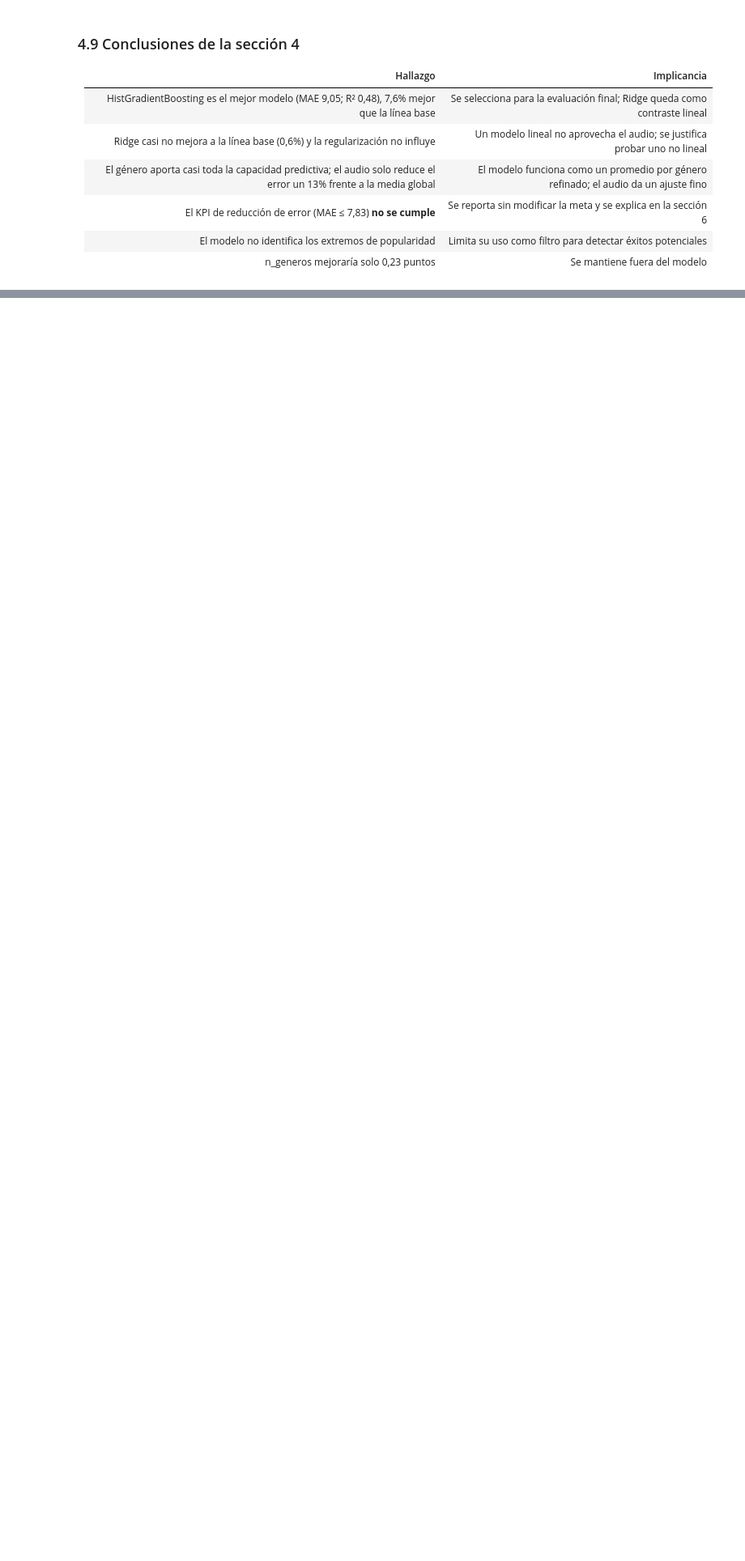
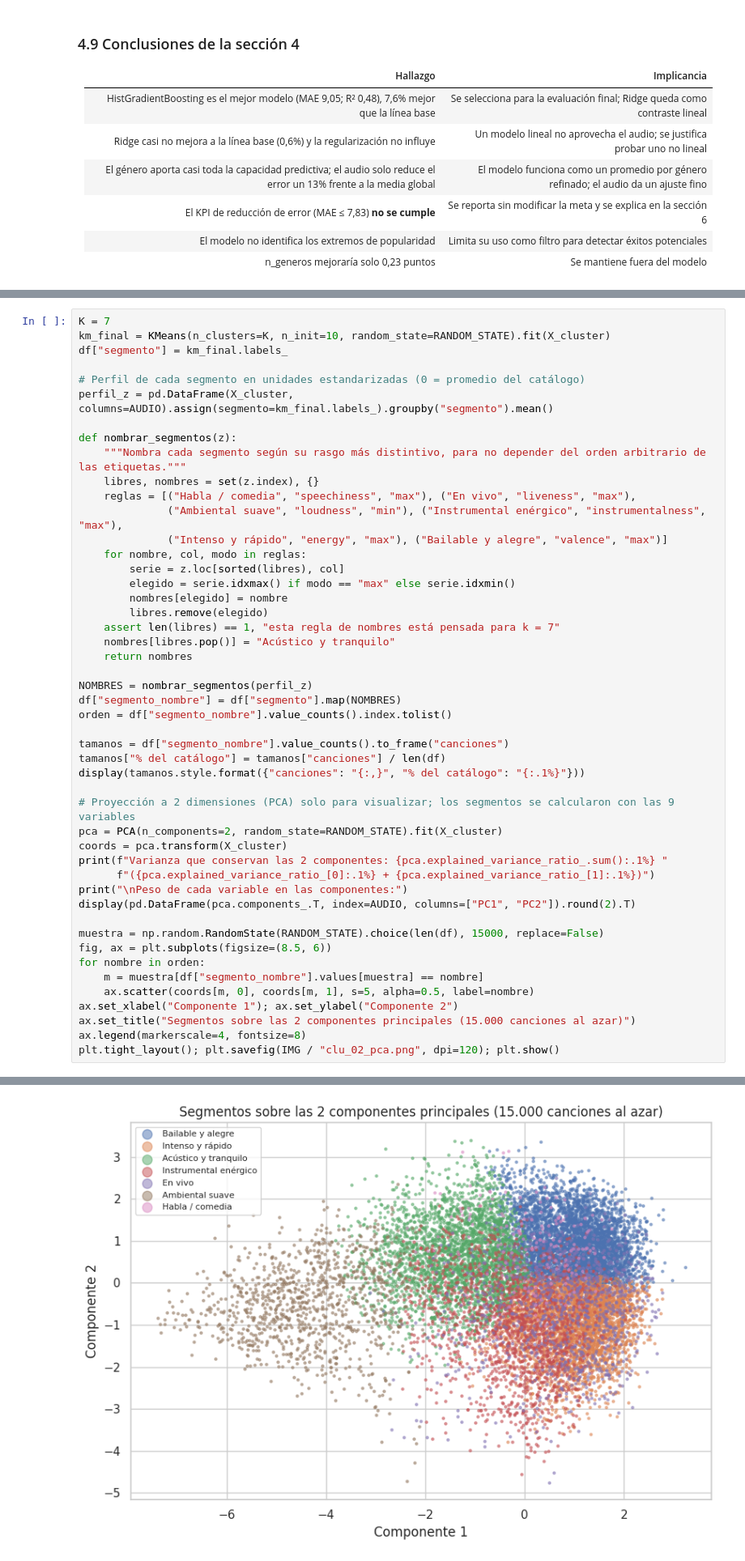
Before and after one commit to JeanBiza/ep-ml-spotify, a Jupyter notebook: notebook/EP2_ML.ipynb, the cells around one changed output, grey strips where cells are left out. Shown at 81% size. Cells and saved outputs as stored; diff of their text form; blank space fills up the shorter version.

```diff
--- a/notebook/EP2_ML.ipynb
+++ b/notebook/EP2_ML.ipynb
@@ -955,0 +1023,49 @@ Se selecciona **HistGradientBoosting** por tener el menor MAE en validación cru
+# %%
+K = 7
+km_final = KMeans(n_clusters=K, n_init=10, random_state=RANDOM_STATE).fit(X_cluster)
+df["segmento"] = km_final.labels_
+
+# Perfil de cada segmento en unidades estandarizadas (0 = promedio del catálogo)
+perfil_z = pd.DataFrame(X_cluster, columns=AUDIO).assign(segmento=km_final.labels_).groupby("segmento").mean()
+
+def nombrar_segmentos(z):
+    """Nombra cada segmento según su rasgo más distintivo, para no depender del orden arbitrario de las etiquetas."""
+    libres, nombres = set(z.index), {}
+    reglas = [("Habla / comedia", "speechiness", "max"), ("En vivo", "liveness", "max"),
+              ("Ambiental suave", "loudness", "min"), ("Instrumental enérgico", "instrumentalness", "max"),
+              ("Intenso y rápido", "energy", "max"), ("Bailable y alegre", "valence", "max")]
+    for nombre, col, modo in reglas:
+        serie = z.loc[sorted(libres), col]
+        elegido = serie.idxmax() if modo == "max" else serie.idxmin()
+        nombres[elegido] = nombre
+        libres.remove(elegido)
+    assert len(libres) == 1, "esta regla de nombres está pensada para k = 7"
+    nombres[libres.pop()] = "Acústico y tranquilo"
+    return nombres
+
+NOMBRES = nombrar_segmentos(perfil_z)
+df["segmento_nombre"] = df["segmento"].map(NOMBRES)
+orden = df["segmento_nombre"].value_counts().index.tolist()
+
+tamanos = df["segmento_nombre"].value_counts().to_frame("canciones")
+tamanos["% del catálogo"] = tamanos["canciones"] / len(df)
+display(tamanos.style.format({"canciones": "{:,}", "% del catálogo": "{:.1%}"}))
+
+# Proyección a 2 dimensiones (PCA) solo para visualizar; los segmentos se calcularon con las 9 variables
+pca = PCA(n_components=2, random_state=RANDOM_STATE).fit(X_cluster)
+coords = pca.transform(X_cluster)
+print(f"Varianza que conservan las 2 componentes: {pca.explained_variance_ratio_.sum():.1%} "
+      f"({pca.explained_variance_ratio_[0]:.1%} + {pca.explained_variance_ratio_[1]:.1%})")
+print("\nPeso de cada variable en las componentes:")
+display(pd.DataFrame(pca.components_.T, index=AUDIO, columns=["PC1", "PC2"]).round(2).T)
+
+muestra = np.random.RandomState(RANDOM_STATE).choice(len(df), 15000, replace=False)
+fig, ax = plt.subplots(figsize=(8.5, 6))
+for nombre in orden:
+    m = muestra[df["segmento_nombre"].values[muestra] == nombre]
+    ax.scatter(coords[m, 0], coords[m, 1], s=5, alpha=0.5, label=nombre)
+ax.set_xlabel("Componente 1"); ax.set_ylabel("Componente 2")
+ax.set_title("Segmentos sobre las 2 componentes principales (15.000 canciones al azar)")
+ax.legend(markerscale=4, fontsize=8)
+plt.tight_layout(); plt.savefig(IMG / "clu_02_pca.png", dpi=120); plt.show()
+# %% [output]
@@ -955,0 +1087 @@ Se selecciona **HistGradientBoosting** por tener el menor MAE en validación cru
+[figure, added]
```
Also changed, not shown: parts of 16 cells of this notebook.
